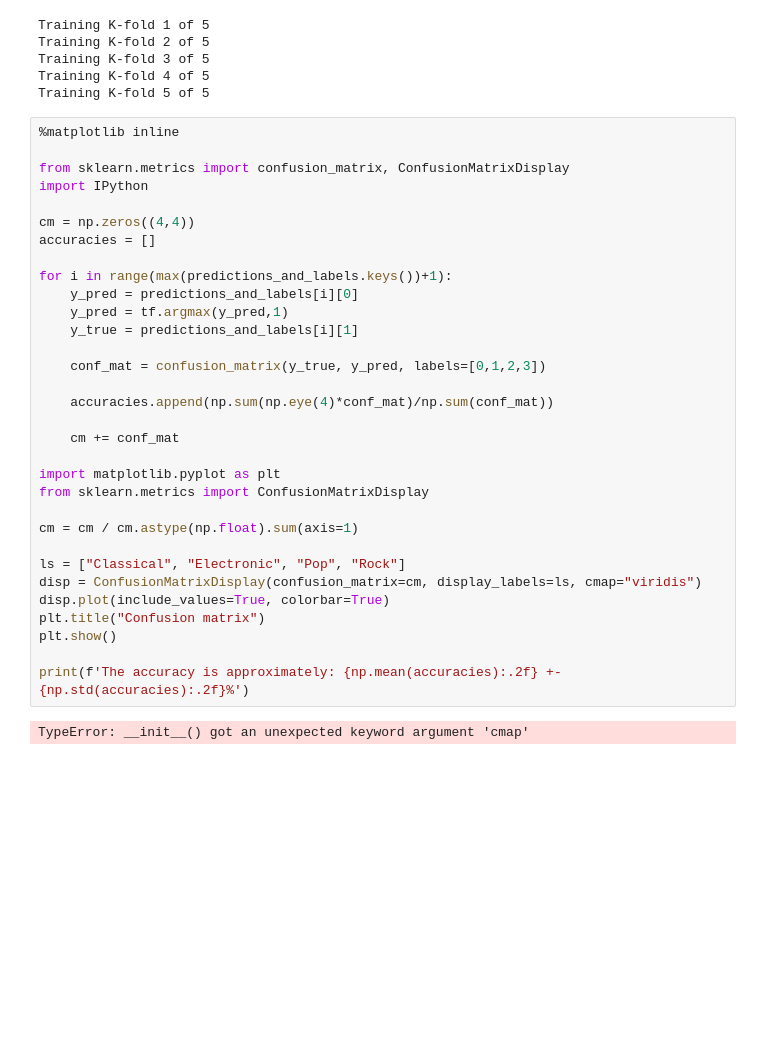
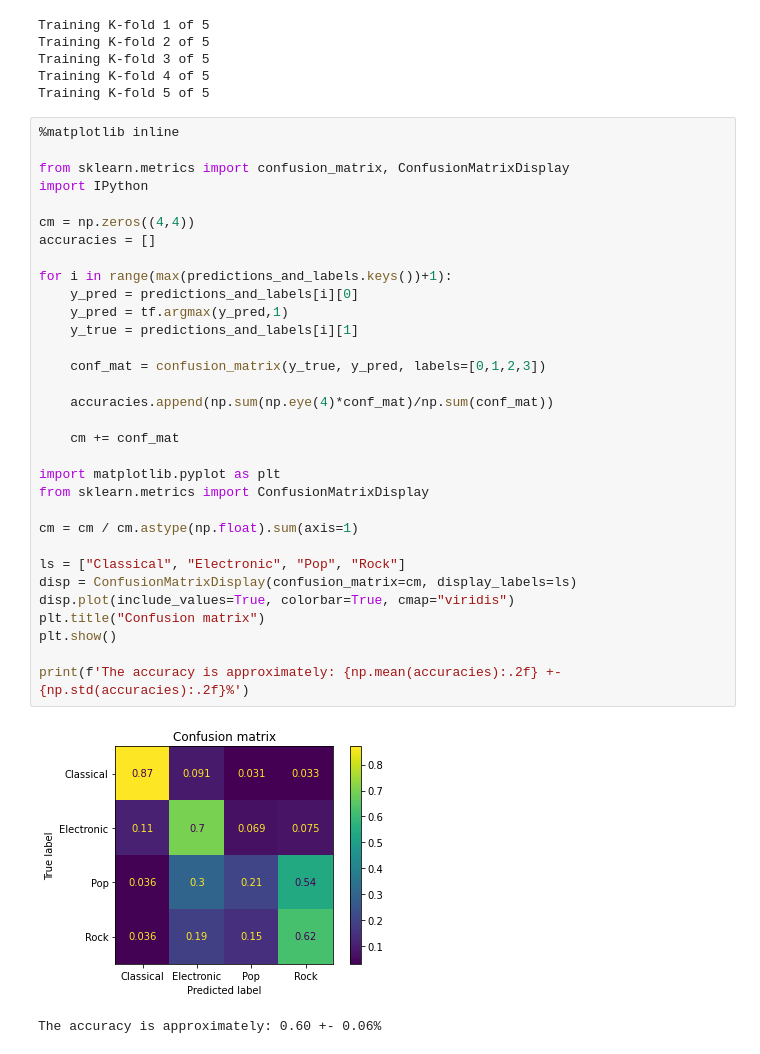
Before and after one commit to sergi-andreu/ProjectMusicInformatics, a Jupyter notebook: genre recognition/MFCCs_CNN.ipynb, the cells around one changed output. Saved outputs shown, nothing was run; the diff lists cells and outputs as text; blank space fills up the shorter version.

```diff
--- a/genre recognition/MFCCs_CNN.ipynb
+++ b/genre recognition/MFCCs_CNN.ipynb
@@ -347,33 +347,34 @@ Training K-fold 5 of 5
 %matplotlib inline
 
 from sklearn.metrics import confusion_matrix, ConfusionMatrixDisplay
 import IPython
 
 cm = np.zeros((4,4))
 accuracies = []
 
 for i in range(max(predictions_and_labels.keys())+1):
     y_pred = predictions_and_labels[i][0]
     y_pred = tf.argmax(y_pred,1)
     y_true = predictions_and_labels[i][1]
 
     conf_mat = confusion_matrix(y_true, y_pred, labels=[0,1,2,3])
 
     accuracies.append(np.sum(np.eye(4)*conf_mat)/np.sum(conf_mat))
 
     cm += conf_mat
 
 import matplotlib.pyplot as plt
 from sklearn.metrics import ConfusionMatrixDisplay
 
 cm = cm / cm.astype(np.float).sum(axis=1)
 
 ls = ["Classical", "Electronic", "Pop", "Rock"]
-disp = ConfusionMatrixDisplay(confusion_matrix=cm, display_labels=ls, cmap="viridis")
-disp.plot(include_values=True, colorbar=True)
+disp = ConfusionMatrixDisplay(confusion_matrix=cm, display_labels=ls)
+disp.plot(include_values=True, colorbar=True, cmap="viridis")
 plt.title("Confusion matrix")
 plt.show()
 
 print(f'The accuracy is approximately: {np.mean(accuracies):.2f} +- {np.std(accuracies):.2f}%')
 # %% [output]
+[figure, added]
-TypeError: __init__() got an unexpected keyword argument 'cmap'
+The accuracy is approximately: 0.60 +- 0.06%
```
Also changed, not shown: 1 other file.
